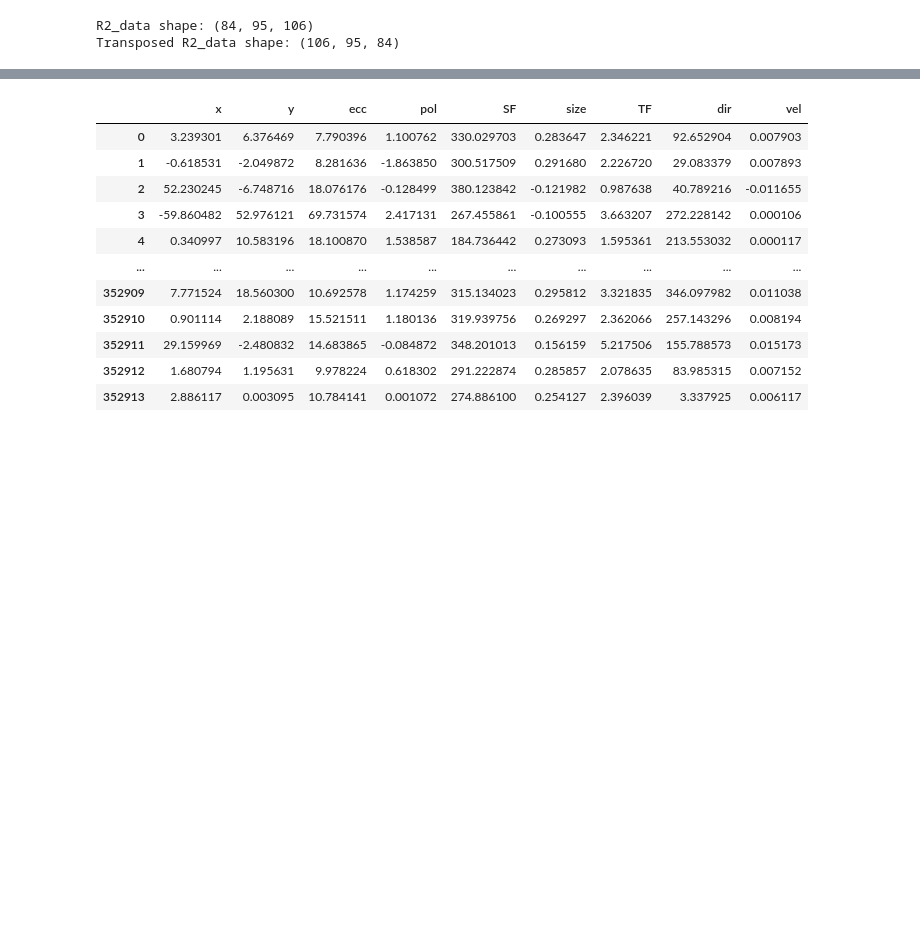
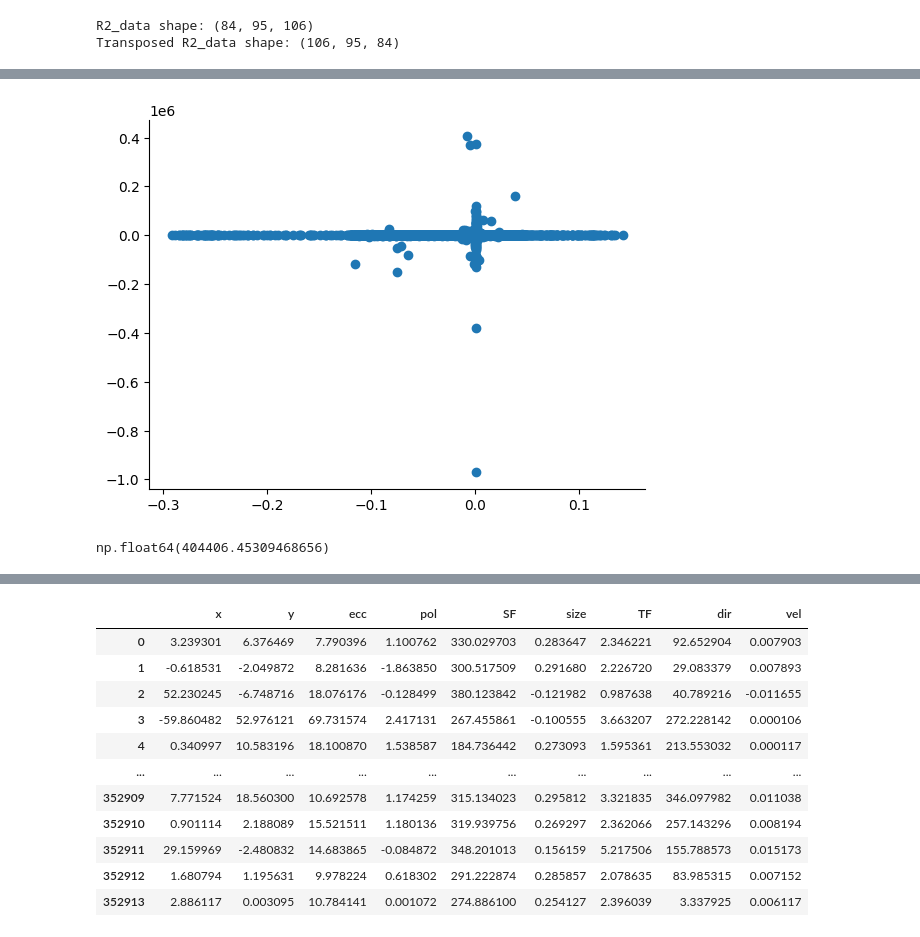
Before and after one commit to mdaghlian/AOT_analysis_mdag, a Jupyter notebook: AOTanalysis/voxelmotion/MDAG_TESTING.ipynb, the cells around one changed output, grey strips where cells are left out. Cells and saved outputs as stored; diff of their text form; code cells hidden in the pictures; blank space fills up the shorter version.

```diff
--- a/AOTanalysis/voxelmotion/MDAG_TESTING.ipynb
+++ b/AOTanalysis/voxelmotion/MDAG_TESTING.ipynb
@@ -230,0 +428,13 @@ wm = f3.filter_weighted_mean(primal_coef, ) #params=['pol'])
+# %%
+from dpu_mini.plot_functions import *
+dag_scatter(
+    X_reduced[:, 1],
+    wm['x'],
+
+)
+# %% [output]
+[figure, added]
+# %%
+np.max(wm['x'])
+# %% [output]
+np.float64(404406.45309468656)
```
Also changed, not shown: parts of 34 cells of this notebook.
